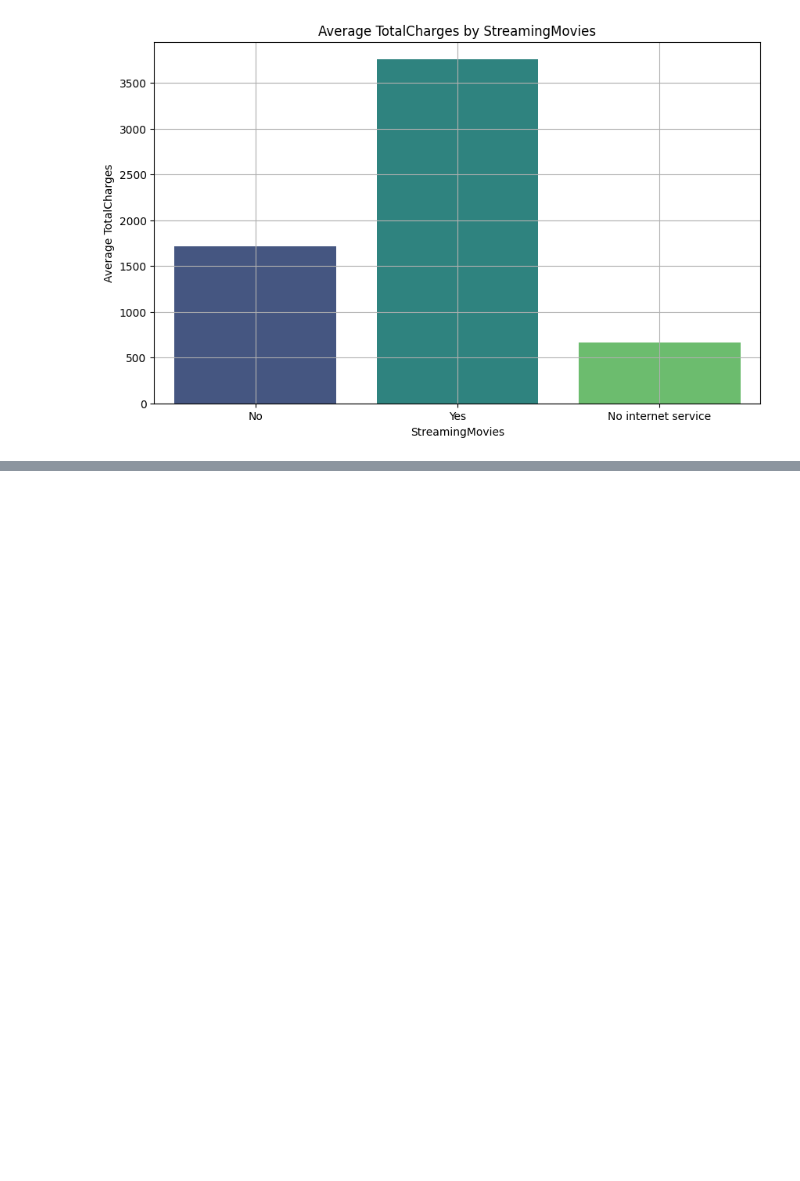
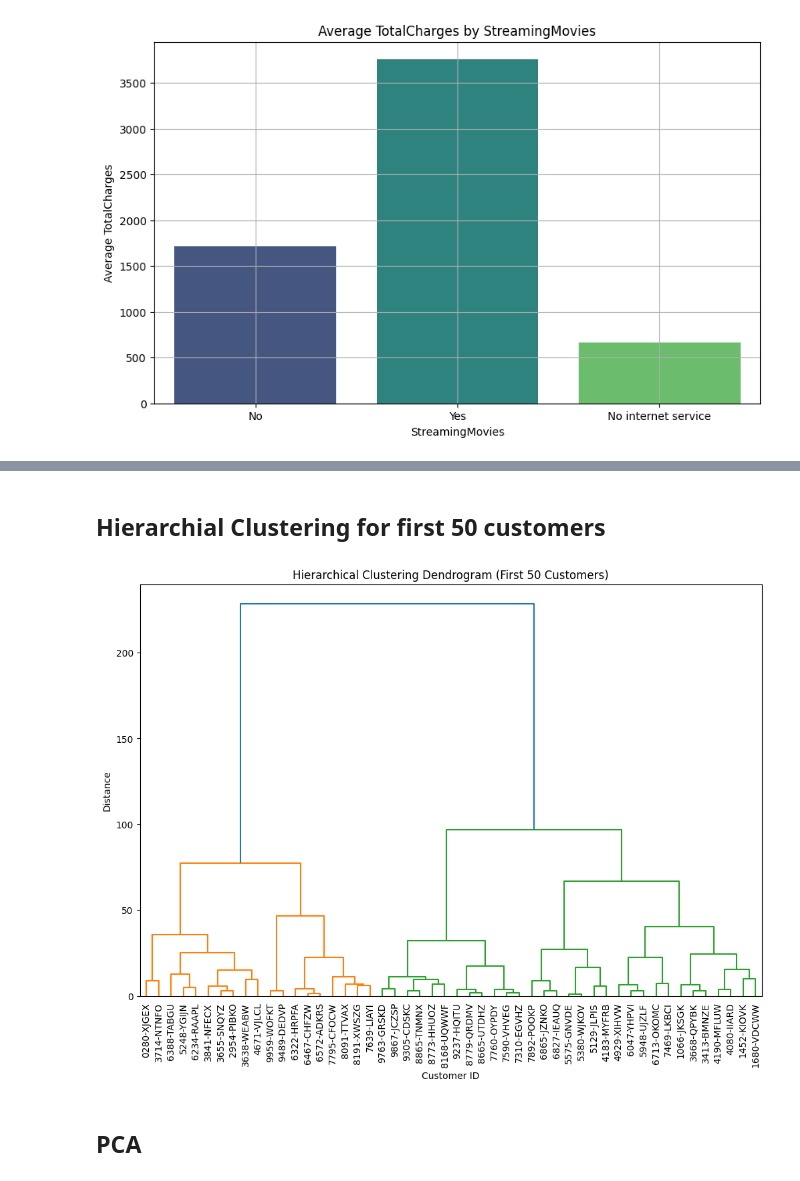
Before and after one commit to ajithk1503/EDA-DA, a Jupyter notebook: EDA_da.ipynb, the cells around one changed output, grey strips where cells are left out. Drawn from its saved outputs; the diff is of its cells as text; code cells hidden in the pictures; blank space fills up the shorter version.

```diff
--- a/EDA_da.ipynb
+++ b/EDA_da.ipynb
@@ -823,0 +865,27 @@ Passing `palette` without assigning `hue` is deprecated and will be removed in v
+# %% [markdown]
+## Hierarchial Clustering for first 50 customers
+# %%
+import pandas as pd
+import numpy as np
+from scipy.cluster.hierarchy import linkage, dendrogram
+import matplotlib.pyplot as plt
+from sklearn.preprocessing import StandardScaler, LabelEncoder
+df = data[['tenure', 'customerID']].head(50)
+
+if df['customerID'].dtype == 'object':
+    le = LabelEncoder()
+    df['customerID_encoded'] = le.fit_transform(df['customerID'])
+    X = df[['tenure', 'customerID_encoded']].values
+else:
+    X = df[['tenure', 'customerID']].values
+Z = linkage(X, 'ward')
+plt.figure(figsize=(12, 8))
+dendrogram(Z, labels=df['customerID'].values, leaf_rotation=90, leaf_font_size=10)
+plt.title('Hierarchical Clustering Dendrogram (First 50 Customers)')
+plt.xlabel('Customer ID')
+plt.ylabel('Distance')
+plt.show()
+# %% [output]
+[figure, added]
+# %% [markdown]
+## PCA
```
Also changed, not shown: parts of 9 cells of this notebook.
